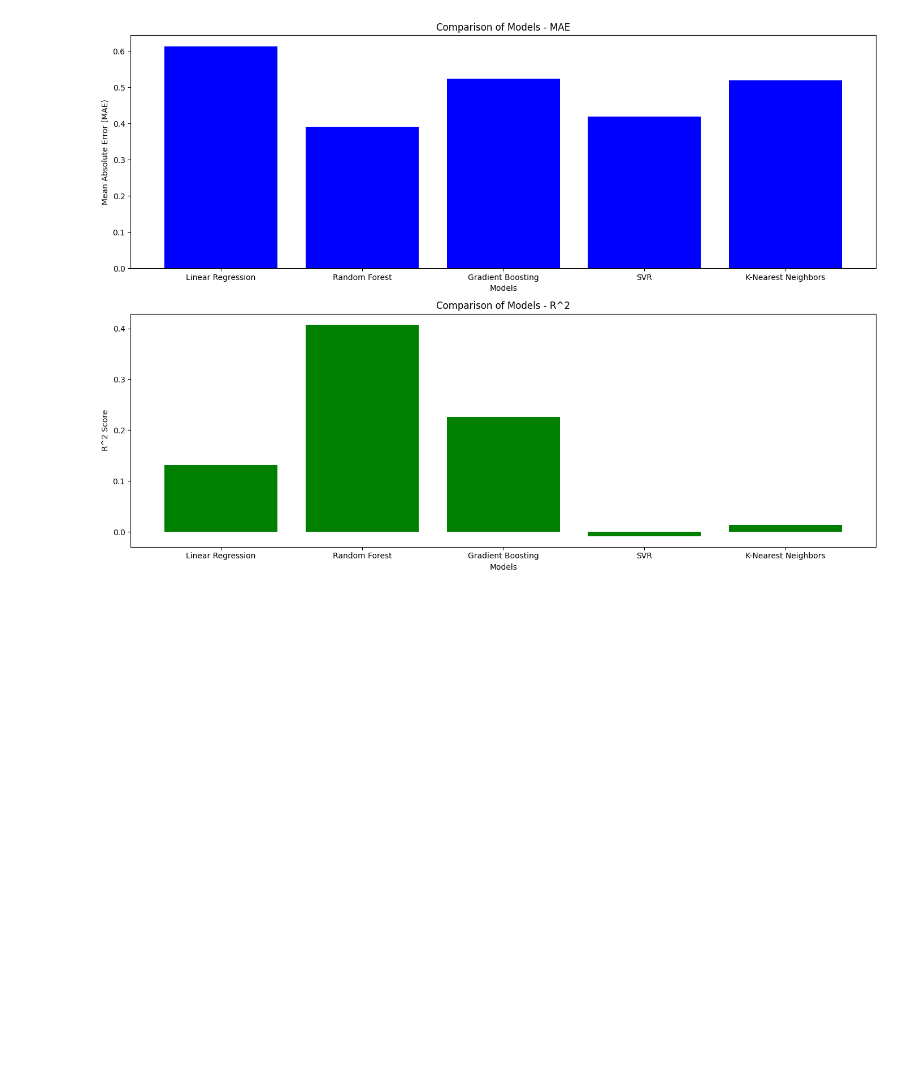
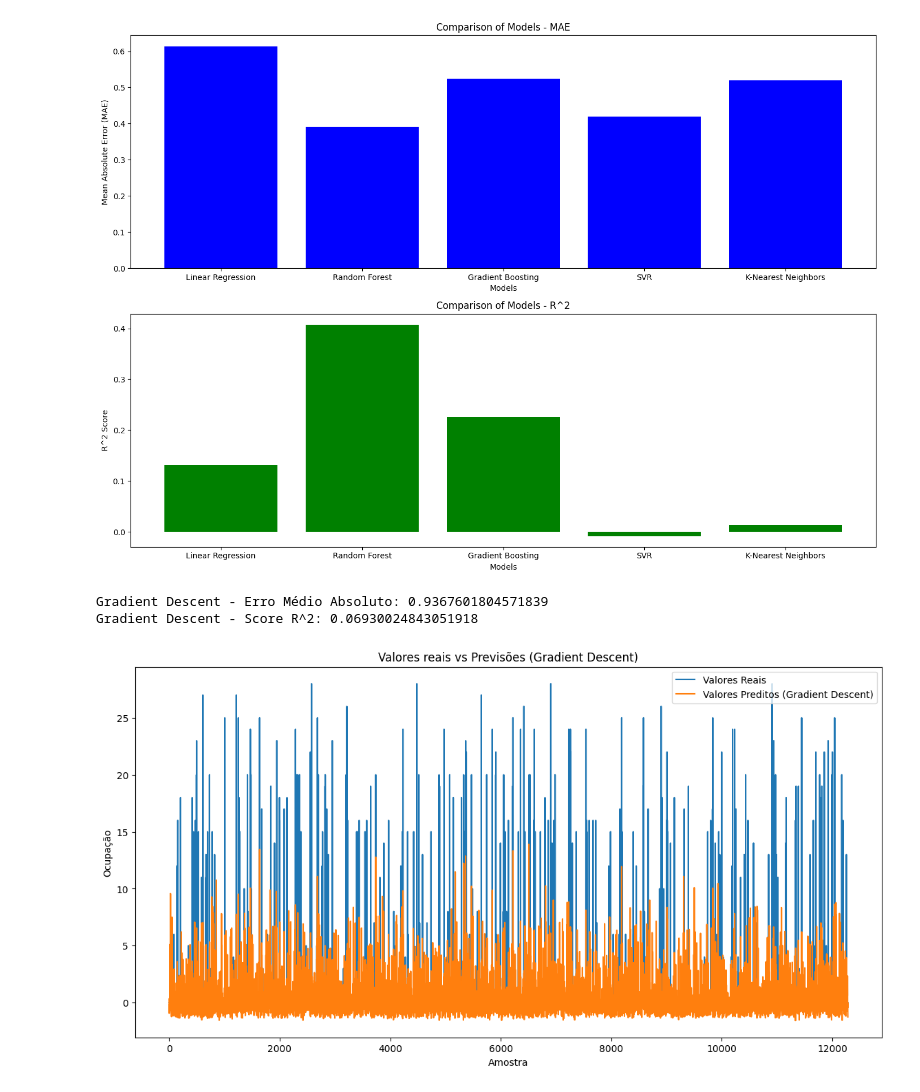
Before and after one commit to beatrizleite/IA-Proj, a Jupyter notebook: tema2.ipynb, the cells around one changed output. Drawn from its saved outputs; the diff is of its cells as text; code cells hidden in the pictures; blank space fills up the shorter version.

```diff
--- a/tema2.ipynb
+++ b/tema2.ipynb
@@ -231,3 +243,72 @@ plt.tight_layout()
 plt.show()
 # %% [output]
 [figure]
+# %%
+# Função para normalizar os dados
+def normalize_features(X):
+    mean = np.mean(X, axis=0)
+    std = np.std(X, axis=0)
+    X_norm = (X - mean) / std
+    return X_norm, mean, std
+
+# Normalizando as features
+X_train_norm, X_mean, X_std = normalize_features(X_train)
+X_test_norm = (X_test - X_mean) / X_std
+
+# Adicionando uma coluna de 1s para o termo de bias (intercepto)
+X_b = np.c_[np.ones((X_train_norm.shape[0], 1)), X_train_norm.values]
+y_train_np = y_train.values.reshape(-1, 1)
+
+# Inicializando os parâmetros
+theta_initial = np.random.randn(X_b.shape[1], 1)
+learning_rate = 0.001  # Reduzindo o learning rate para evitar overflow
+iterations = 1000
+
+# Função para calcular o erro médio quadrático (Mean Squared Error - MSE)
+def compute_cost(X, y, theta):
+    m = len(y)
+    predictions = X.dot(theta)
+    cost = (1 / (2 * m)) * np.sum(np.square(predictions - y))
+    return cost
+
+# Função de Gradient Descent
+def gradient_descent(X, y, theta, learning_rate, iterations):
+    m = len(y)
+    cost_history = np.zeros(iterations)
+
+    for i in range(iterations):
+        predictions = X.dot(theta)
+        errors = np.dot(X.transpose(), (predictions - y))
+        theta -= (learning_rate / m) * errors
+        cost_history[i] = compute_cost(X, y, theta)
+
+    return theta, cost_history
+
+# Executando o Gradient Descent
+theta_final, cost_history = gradient_descent(X_b, y_train_np, theta_initial, learning_rate, iterations)
+
+# Previsões no conjunto de teste
+X_test_b = np.c_[np.ones((X_test_norm.shape[0], 1)), X_test_norm.values]
+y_pred_gd = X_test_b.dot(theta_final)
+
+# Avaliação do modelo
+mae_gd = mean_absolute_error(y_test, y_pred_gd)
+r2_gd = r2_score(y_test, y_pred_gd)
+results['Gradient Descent'] = {'MAE': mae_gd, 'R^2': r2_gd}
+
+print(f"Gradient Descent - Erro Médio Absoluto: {mae_gd}")
+print(f"Gradient Descent - Score R^2: {r2_gd}")
+
+# Visualização das previsões
+plt.figure(figsize=(14, 7))
+plt.plot(y_test.values, label='Valores Reais')
+plt.plot(y_pred_gd, label='Valores Preditos (Gradient Descent)')
+plt.xlabel('Amostra')
+plt.ylabel('Ocupação')
+plt.title('Valores reais vs Previsões (Gradient Descent)')
+plt.legend()
+plt.show()
+# %% [output]
+Gradient Descent - Erro Médio Absoluto: 0.9367601804571839
+Gradient Descent - Score R^2: 0.06930024843051918
+[figure, added]
```
Also changed, not shown: parts of 3 cells of this notebook.
